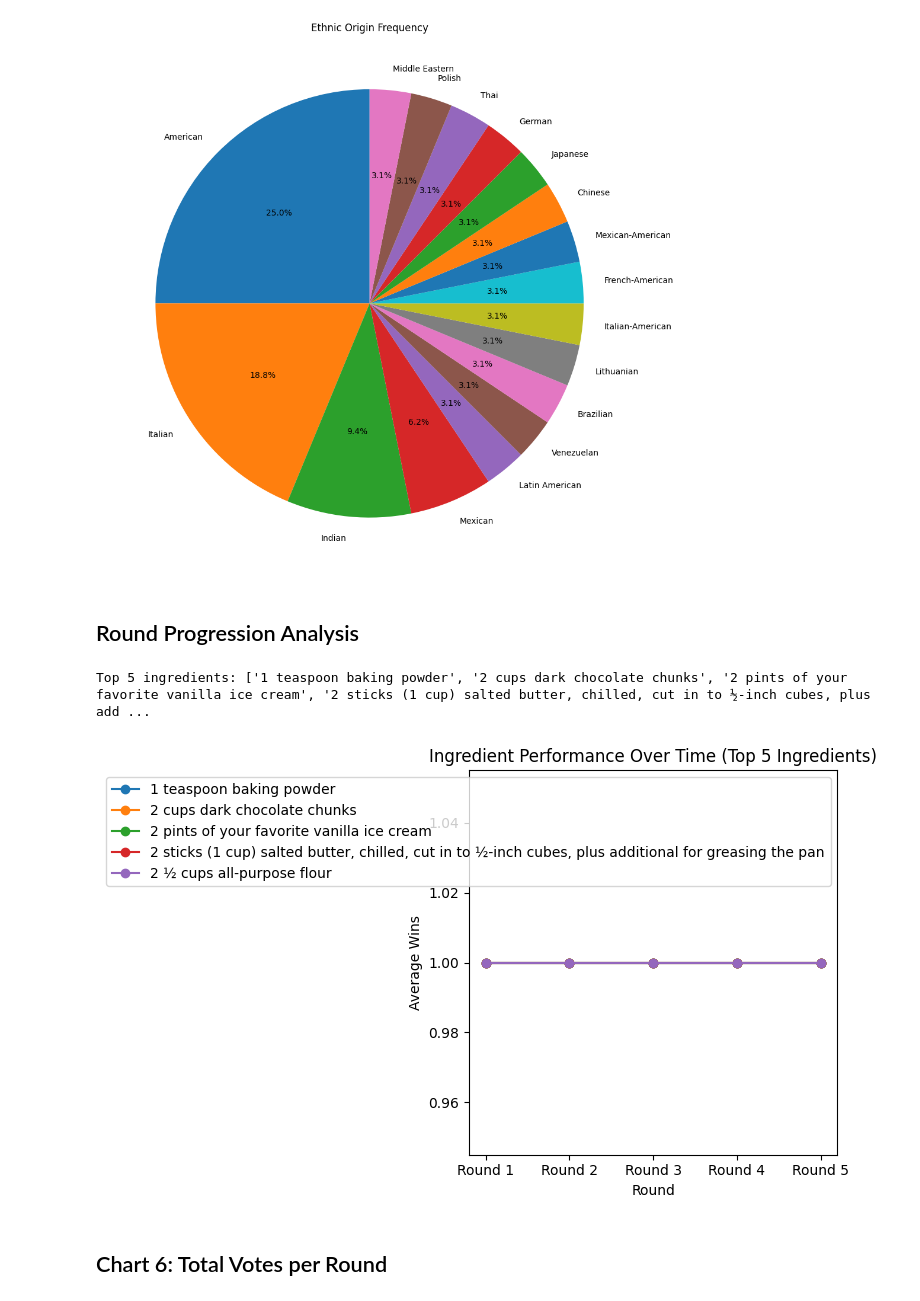
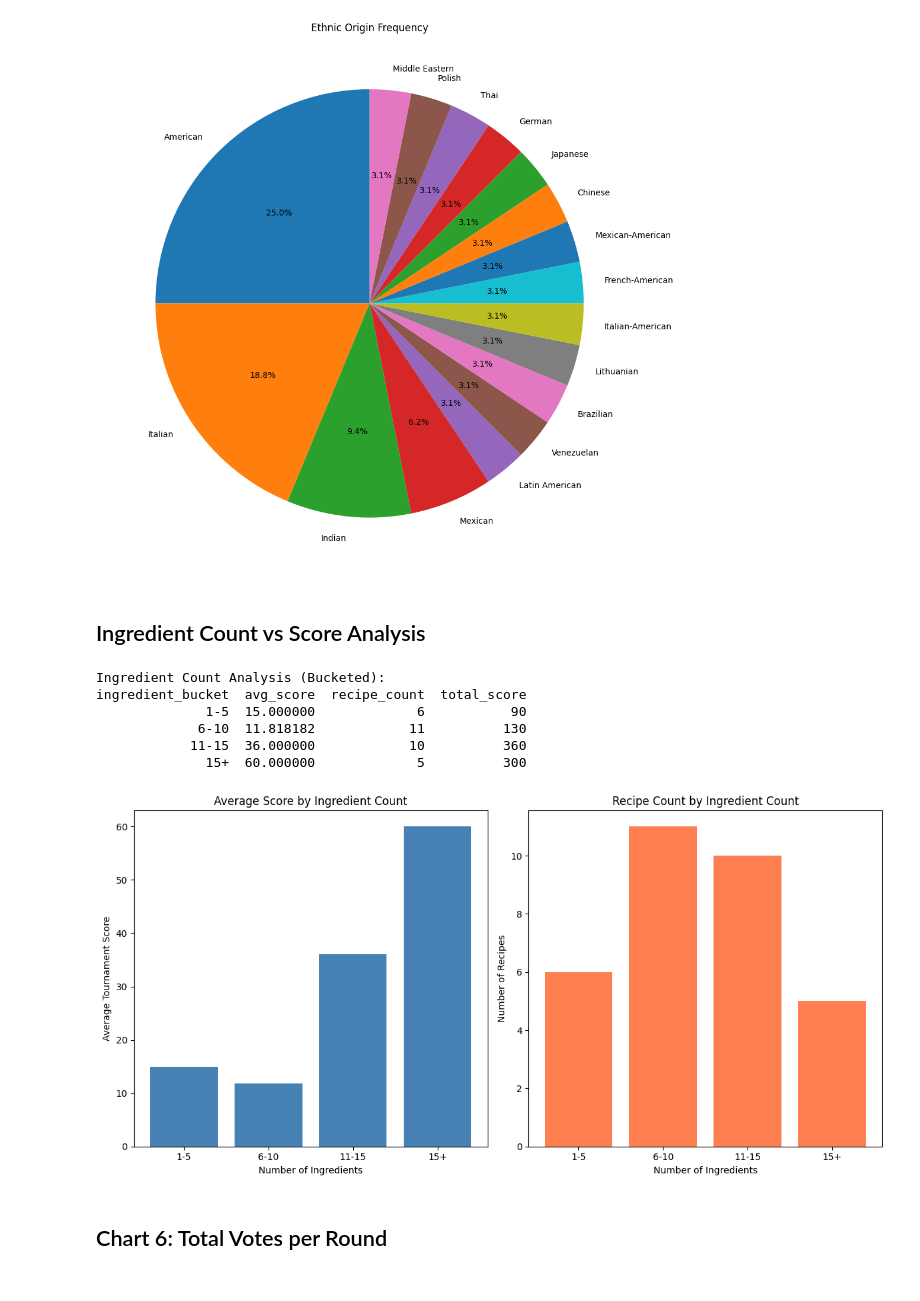
Before and after one commit to henryfaulkner/StarchMadnessStats, a Jupyter notebook: starch_madness_analysis.ipynb, the cells around one changed output. Saved outputs shown, nothing was run; the diff lists cells and outputs as text; code cells hidden in the pictures.

```diff
--- a/starch_madness_analysis.ipynb
+++ b/starch_madness_analysis.ipynb
@@ -125,33 +150,56 @@ plt.tight_layout()
 plt.show()
 # %% [output]
 [figure]
-# %% [markdown]
-## Round Progression Analysis
-# %%
-round_columns = ['won_round_one', 'won_round_two', 'won_round_three', 'won_round_four', 'won_round_five']
-
-top_ingredients = ingredients_df.groupby('ingredient')['tournament_score'].mean().nlargest(5).index.tolist()
-print("Top 5 ingredients:", top_ingredients)
-# %% [output]
-Top 5 ingredients: ['1 teaspoon baking powder', '2 cups dark chocolate chunks', '2 pints of your favorite vanilla ice cream', '2 sticks (1 cup) salted butter, chilled, cut in to ½-inch cubes, plus add ...
-# %%
-round_performance = {}
-for ing in top_ingredients:
-    ing_recipes = df[df['normalized_ingredients'].apply(lambda x: ing in x)]
-    round_performance[ing] = ing_recipes[round_columns].mean().values
-
-rounds = ['Round 1', 'Round 2', 'Round 3', 'Round 4', 'Round 5']
-for ing, values in round_performance.items():
-    plt.plot(rounds, values, marker='o', label=ing)
-
-plt.title('Ingredient Performance Over Time (Top 5 Ingredients)')
-plt.xlabel('Round')
-plt.ylabel('Average Wins')
-plt.legend()
-plt.tight_layout()
-plt.show()
-# %% [output]
-[figure, removed]
+# %% [markdown]
+## Ingredient Count vs Score Analysis
+# %%
+df['ingredient_count'] = df['normalized_ingredients'].apply(len)
+
+def bucket_ingredients(count):
+    if count <= 5:
+        return '1-5'
+    elif count <= 10:
+        return '6-10'
+    elif count <= 15:
+        return '11-15'
+    else:
+        return '15+'
+
+df['ingredient_bucket'] = df['ingredient_count'].apply(bucket_ingredients)
+ingredient_count_analysis = df.groupby('ingredient_bucket')['tournament_score'].agg(['mean', 'count', 'sum']).reset_index()
+ingredient_count_analysis.columns = ['ingredient_bucket', 'avg_score', 'recipe_count', 'total_score']
+bucket_order = ['1-5', '6-10', '11-15', '15+']
+ingredient_count_analysis['ingredient_bucket'] = pd.Categorical(
+    ingredient_count_analysis['ingredient_bucket'], categories=bucket_order, ordered=True
+)
+ingredient_count_analysis = ingredient_count_analysis.sort_values('ingredient_bucket')
+print("Ingredient Count Analysis (Bucketed):")
+print(ingredient_count_analysis.to_string(index=False))
+# %% [output]
+Ingredient Count Analysis (Bucketed):
+ingredient_bucket  avg_score  recipe_count  total_score
+              1-5  15.000000             6           90
+             6-10  11.818182            11          130
+            11-15  36.000000            10          360
+              15+  60.000000             5          300
+# %%
+plt.figure(figsize=(12, 6))
+plt.subplot(1, 2, 1)
+plt.bar(ingredient_count_analysis['ingredient_bucket'], ingredient_count_analysis['avg_score'], color='steelblue')
+plt.xlabel('Number of Ingredients')
+plt.ylabel('Average Tournament Score')
+plt.title('Average Score by Ingredient Count')
+
+plt.subplot(1, 2, 2)
+plt.bar(ingredient_count_analysis['ingredient_bucket'], ingredient_count_analysis['recipe_count'], color='coral')
+plt.xlabel('Number of Ingredients')
+plt.ylabel('Number of Recipes')
+plt.title('Recipe Count by Ingredient Count')
+
+plt.tight_layout()
+plt.show()
+# %% [output]
+[figure, added]
 # %% [markdown]
 ## Chart 6: Total Votes per Round
 # %%
```
Also changed, not shown: parts of 9 cells of this notebook.
